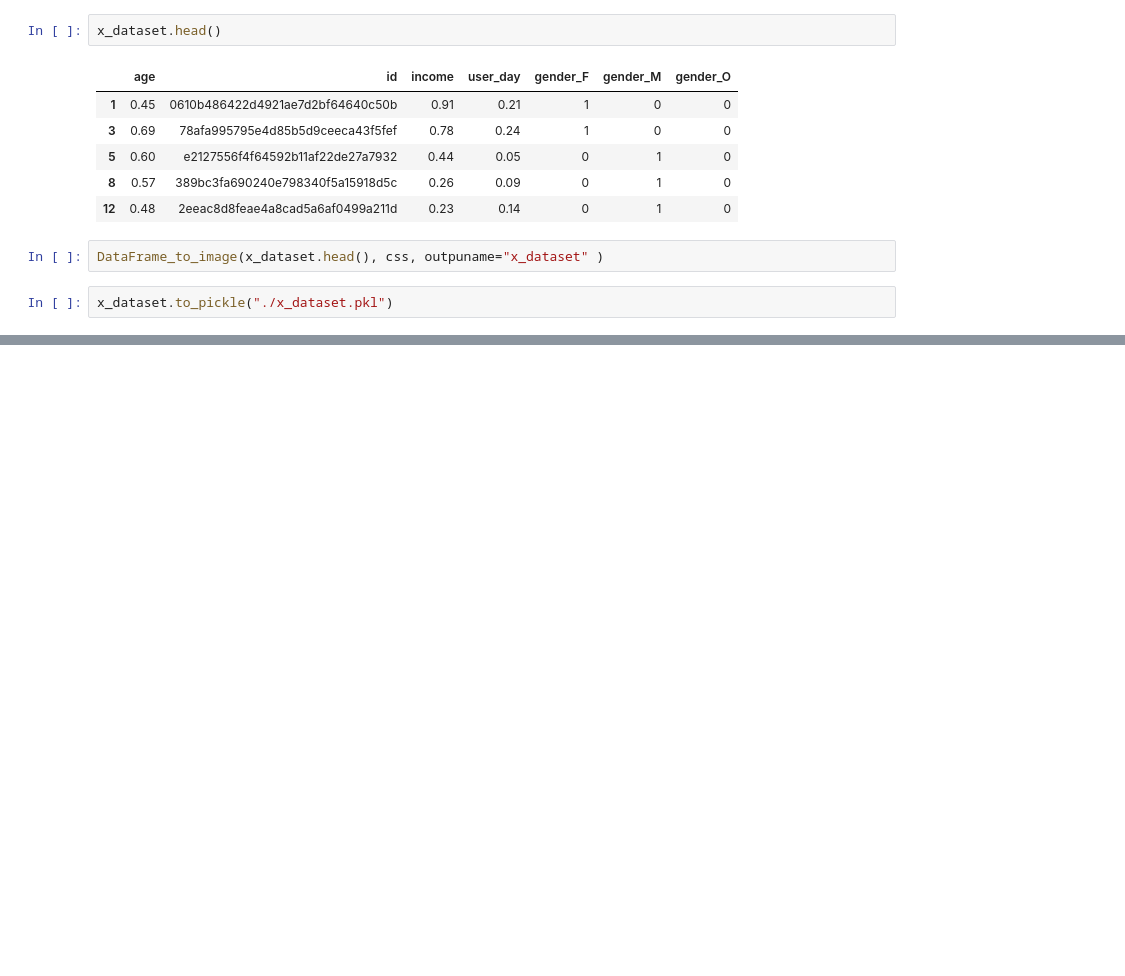
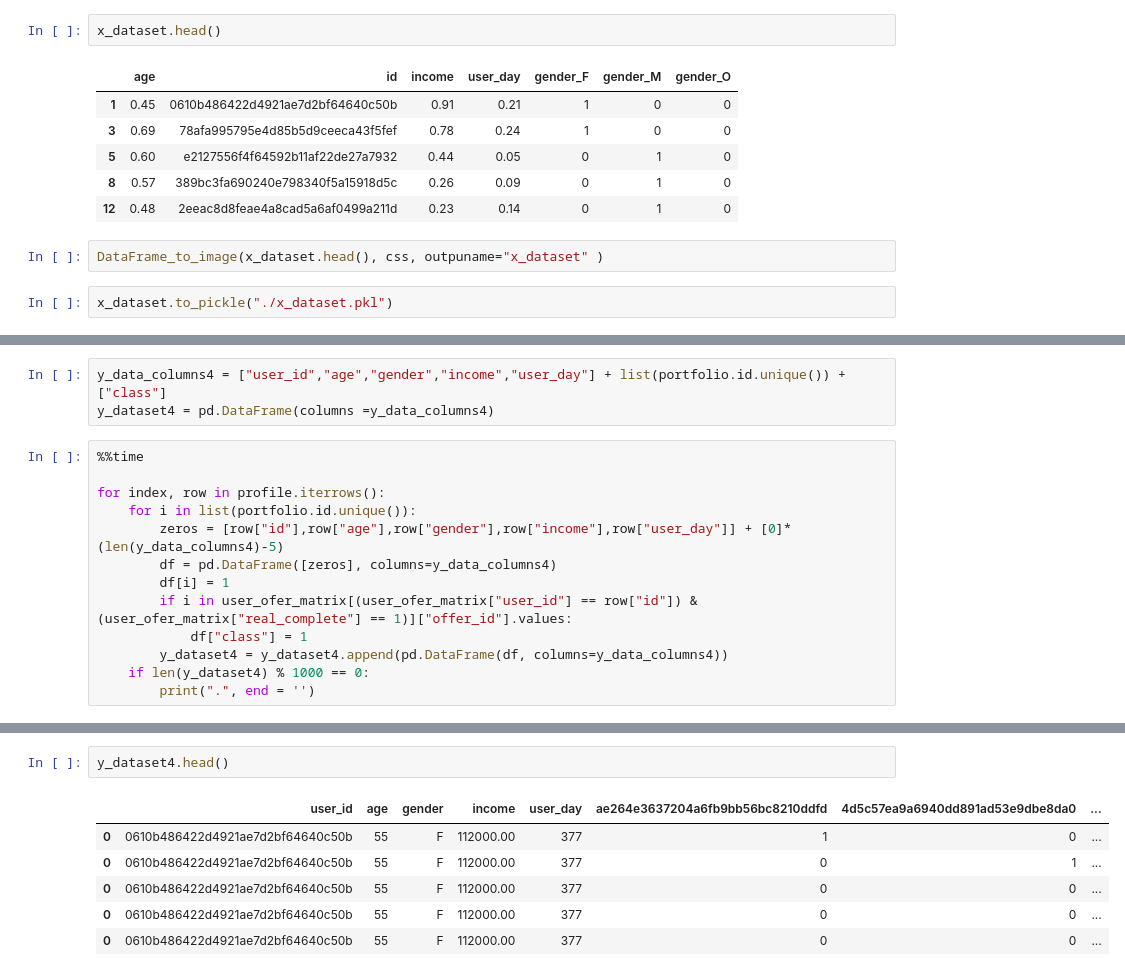
Before and after one commit to Morcu/starbucks_offers, a Jupyter notebook: completed_offers.ipynb, the cells around one changed output, grey strips where cells are left out. Drawn from its saved outputs; the diff is of its cells as text; blank space fills up the shorter version.

```diff
--- a/completed_offers.ipynb
+++ b/completed_offers.ipynb
@@ -498,0 +508,16 @@ x_dataset.to_pickle("./x_dataset.pkl")
+# %%
+y_data_columns4 = ["user_id","age","gender","income","user_day"] + list(portfolio.id.unique()) + ["class"]
+y_dataset4 = pd.DataFrame(columns =y_data_columns4)
+# %%
+%%time
+
+for index, row in profile.iterrows():
+    for i in list(portfolio.id.unique()):
+        zeros = [row["id"],row["age"],row["gender"],row["income"],row["user_day"]] + [0]*(len(y_data_columns4)-5)
+        df = pd.DataFrame([zeros], columns=y_data_columns4)
+        df[i] = 1
+        if i in user_ofer_matrix[(user_ofer_matrix["user_id"] == row["id"]) & (user_ofer_matrix["real_complete"] == 1)]["offer_id"].values:
+            df["class"] = 1
+        y_dataset4 = y_dataset4.append(pd.DataFrame(df, columns=y_data_columns4))
+    if len(y_dataset4) % 1000 == 0:
+        print(".", end = '')
@@ -498,0 +527,9 @@ x_dataset.to_pickle("./x_dataset.pkl")
+# %%
+y_dataset4.head()
+# %% [output]
+|  | user_id | age | gender | income | user_day | ae264e3637204a6fb9bb56bc8210ddfd | 4d5c57ea9a6940dd891ad53e9dbe8da0 | ... |
+| 0 | 0610b486422d4921ae7d2bf64640c50b | 55 | F | 112000.00 | 377 | 1 | 0 | ... |
+| 0 | 0610b486422d4921ae7d2bf64640c50b | 55 | F | 112000.00 | 377 | 0 | 1 | ... |
+| 0 | 0610b486422d4921ae7d2bf64640c50b | 55 | F | 112000.00 | 377 | 0 | 0 | ... |
+| 0 | 0610b486422d4921ae7d2bf64640c50b | 55 | F | 112000.00 | 377 | 0 | 0 | ... |
+| 0 | 0610b486422d4921ae7d2bf64640c50b | 55 | F | 112000.00 | 377 | 0 | 0 | ... |
```
Also changed, not shown: parts of 10 cells of this notebook, 4 other files.
